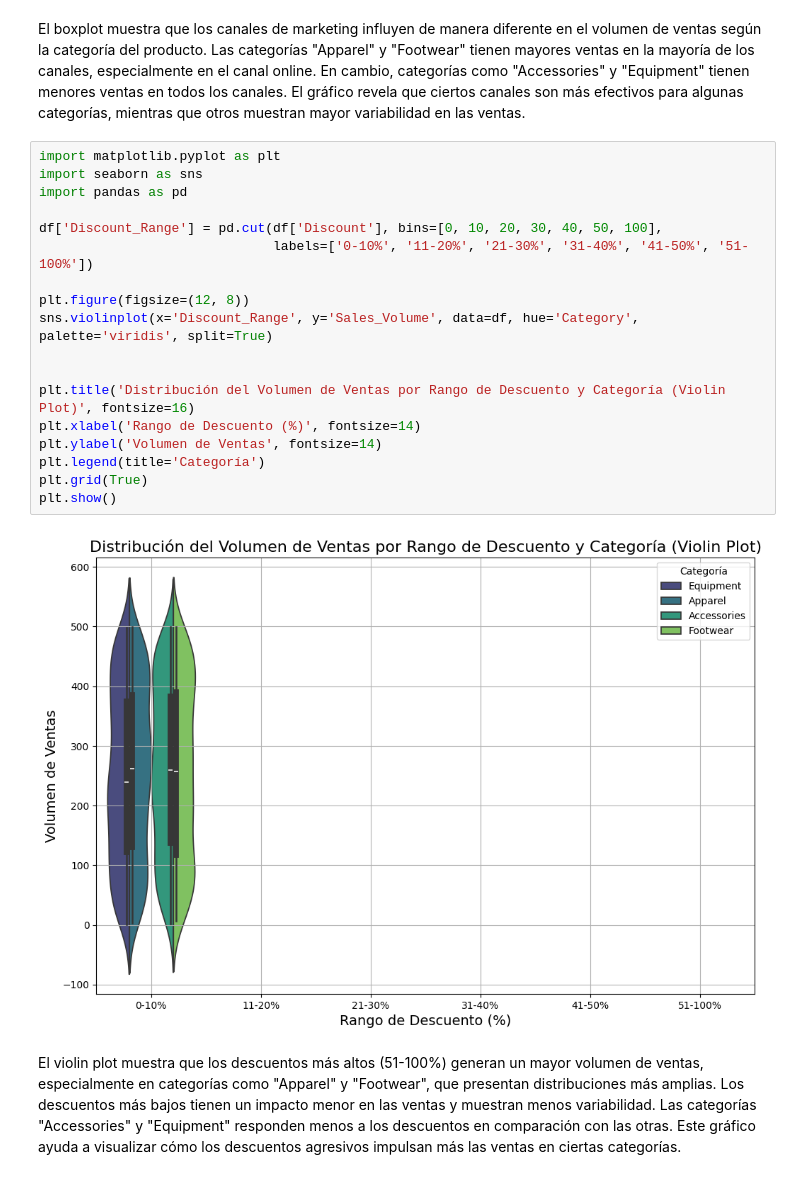
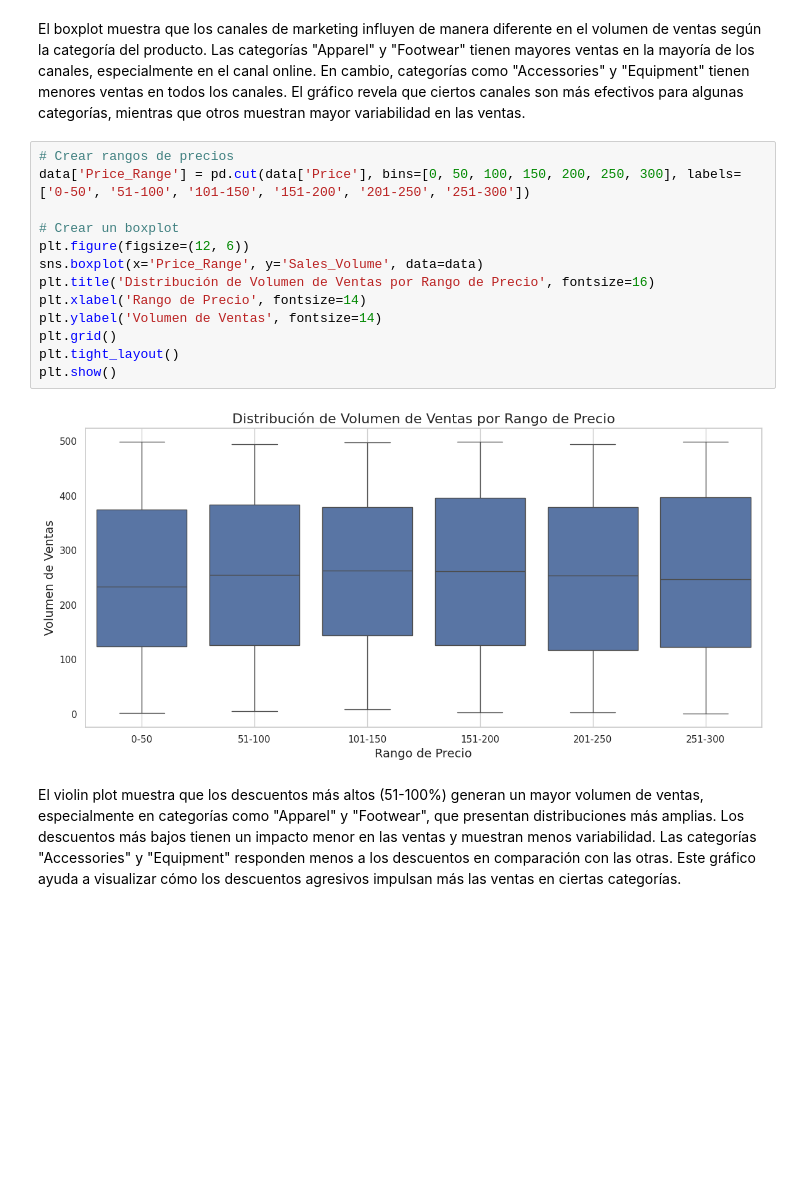
Before and after one commit to Cristianpagella/ProyectoDS_ParteI_Pagella, a Jupyter notebook: ProyectoDS_ParteI_Pagella.ipynb, the cells around one changed output. Drawn from its saved outputs; the diff is of its cells as text; blank space fills up the shorter version.

```diff
--- a/ProyectoDS_ParteI_Pagella.ipynb
+++ b/ProyectoDS_ParteI_Pagella.ipynb
@@ -84,24 +192,19 @@ plt.show()
 # %% [markdown]
 El boxplot muestra que los canales de marketing influyen de manera diferente en el volumen de ventas según la categoría del producto. Las categorías "Apparel" y "Footwear" tienen mayores ventas en la mayoría de los canales, especialmente en el canal online. En cambio, categorías como "Accessories" y "Equipment" tienen menores ventas en todos los canales. El gráfico revela que ciertos canales son más efectivos para algunas categorías, mientras que otros muestran mayor variabilidad en las ventas.
 # %%
-import matplotlib.pyplot as plt
-import seaborn as sns
-import pandas as pd
+# Crear rangos de precios
+data['Price_Range'] = pd.cut(data['Price'], bins=[0, 50, 100, 150, 200, 250, 300], labels=['0-50', '51-100', '101-150', '151-200', '201-250', '251-300'])
 
-df['Discount_Range'] = pd.cut(df['Discount'], bins=[0, 10, 20, 30, 40, 50, 100],
-                              labels=['0-10%', '11-20%', '21-30%', '31-40%', '41-50%', '51-100%'])
-
-plt.figure(figsize=(12, 8))
-sns.violinplot(x='Discount_Range', y='Sales_Volume', data=df, hue='Category', palette='viridis', split=True)
-
-
-plt.title('Distribución del Volumen de Ventas por Rango de Descuento y Categoría (Violin Plot)', fontsize=16)
-plt.xlabel('Rango de Descuento (%)', fontsize=14)
+# Crear un boxplot
+plt.figure(figsize=(12, 6))
+sns.boxplot(x='Price_Range', y='Sales_Volume', data=data)
+plt.title('Distribución de Volumen de Ventas por Rango de Precio', fontsize=16)
+plt.xlabel('Rango de Precio', fontsize=14)
 plt.ylabel('Volumen de Ventas', fontsize=14)
-plt.legend(title='Categoría')
-plt.grid(True)
+plt.grid()
+plt.tight_layout()
 plt.show()
 # %% [output]
-[figure, old version]
+[figure, new version]
 # %% [markdown]
 El violin plot muestra que los descuentos más altos (51-100%) generan un mayor volumen de ventas, especialmente en categorías como "Apparel" y "Footwear", que presentan distribuciones más amplias. Los descuentos más bajos tienen un impacto menor en las ventas y muestran menos variabilidad. Las categorías "Accessories" y "Equipment" responden menos a los descuentos en comparación con las otras. Este gráfico ayuda a visualizar cómo los descuentos agresivos impulsan más las ventas en ciertas categorías.
```
Also changed, not shown: parts of 15 cells of this notebook.
